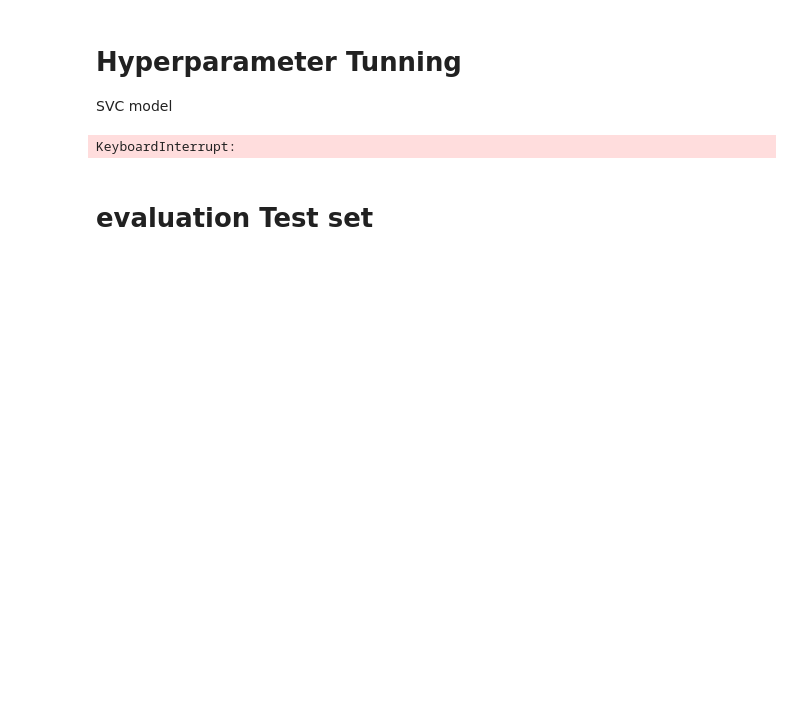
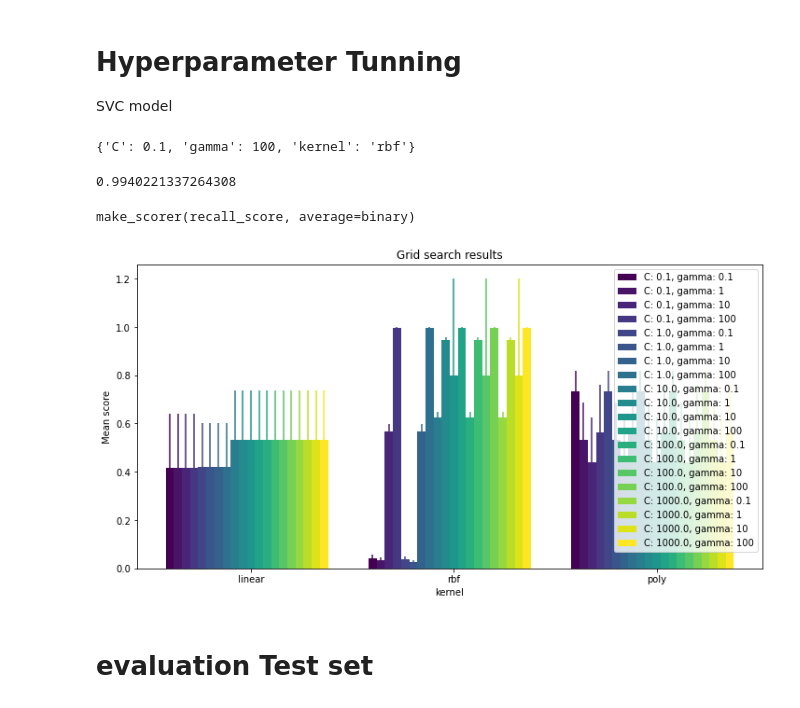
Before and after one commit to fnsalinas/Readmission-ML-Project, a Jupyter notebook: notebooks/5-readmited_Models_imbalance_NoMeds.ipynb, the cells around one changed output. Cells and saved outputs as stored; diff of their text form; code cells hidden in the pictures; blank space fills up the shorter version.

```diff
--- a/notebooks/5-readmited_Models_imbalance_NoMeds.ipynb
+++ b/notebooks/5-readmited_Models_imbalance_NoMeds.ipynb
@@ -229,9 +229,14 @@ parameters = {'kernel': ['linear', 'rbf', 'poly'],
            'C': [0.1, 1.0, 10.0, 100.0, 1000.0],
             'gamma': [0.1, 1, 10, 100]}
 
-grid_search = GridSearchCV(SVC( max_iter=1000, tol=1e-3), parameters, cv=5, return_train_score=True)
+grid_search = GridSearchCV(SVC( max_iter=1000, tol=1e-3), parameters, cv=5, scoring='recall',
+                            return_train_score=True, n_jobs=-1)
 grid_search.fit(X_train, y_train)
 
 grid_search.best_params_
 # %% [output]
-KeyboardInterrupt:
+{'C': 0.1, 'gamma': 100, 'kernel': 'rbf'}
+# %%
+grid_search.best_score_
+# %% [output]
+0.9940221337264308
@@ -238,3 +245,12 @@ KeyboardInterrupt:
+# %%
+grid_search.cv_results_
+# %% [output]
+make_scorer(recall_score, average=binary)
+# %%
+fig = plt.figure(figsize=(12,6))
+plot.grid_search(grid_search.cv_results_, change='kernel', kind='bar');
+# %% [output]
+[figure, added]
 # %% [markdown]
 # evaluation Test set
 # %%
```
Also changed, not shown: parts of 16 cells of this notebook.
